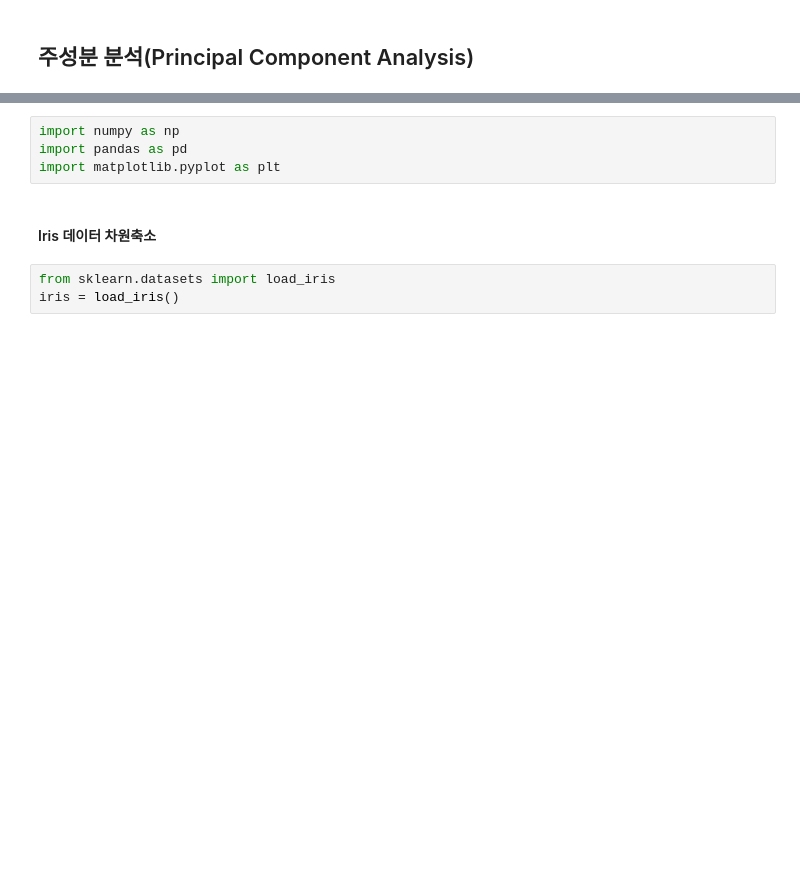
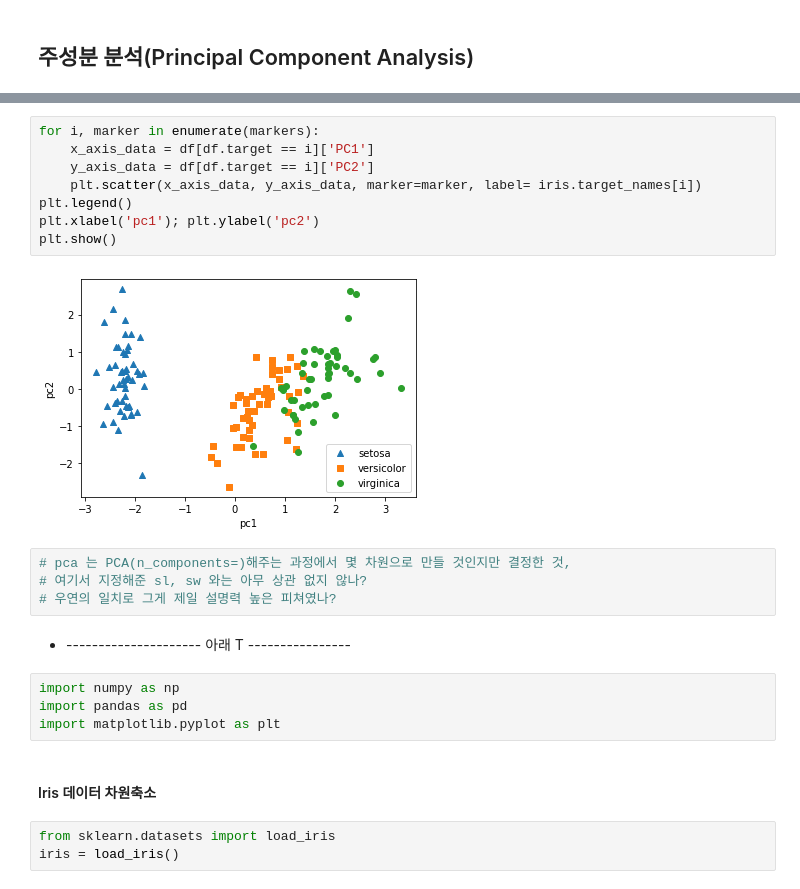
Before and after one commit to Soeui-lee/Machine_Learning_Lecture_2021_12, a Jupyter notebook: 05.차원축소/01.Iris.ipynb, the cells around one changed output, grey strips where cells are left out. Saved outputs shown, nothing was run; the diff lists cells and outputs as text; blank space fills up the shorter version.

```diff
--- a/05.차원축소/01.Iris.ipynb
+++ b/05.차원축소/01.Iris.ipynb
@@ -3,3 +117,19 @@
+# %%
+for i, marker in enumerate(markers):
+    x_axis_data = df[df.target == i]['PC1']
+    y_axis_data = df[df.target == i]['PC2']
+    plt.scatter(x_axis_data, y_axis_data, marker=marker, label= iris.target_names[i])
+plt.legend()
+plt.xlabel('pc1'); plt.ylabel('pc2')
+plt.show()
+# %% [output]
+[figure, added]
+# %%
+# pca 는 PCA(n_components=)해주는 과정에서 몇 차원으로 만들 것인지만 결정한 것,
+# 여기서 지정해준 sl, sw 와는 아무 상관 없지 않나?
+# 우연의 일치로 그게 제일 설명력 높은 피쳐였나?
+# %% [markdown]
+- --------------------- 아래 T ----------------
 # %%
 import numpy as np
 import pandas as pd
```
Also changed, not shown: parts of 19 cells of this notebook, 6 other files.
